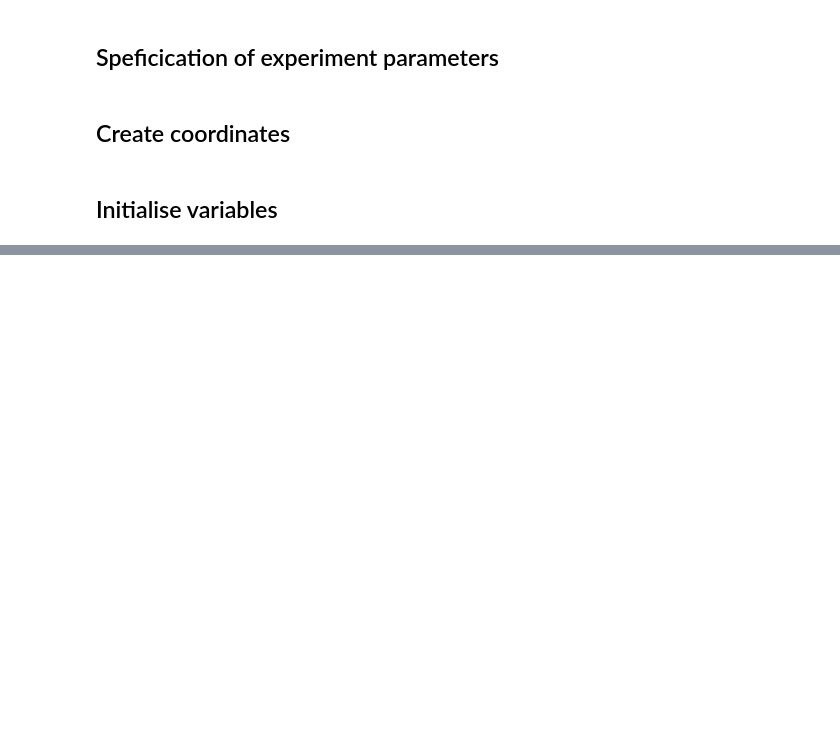
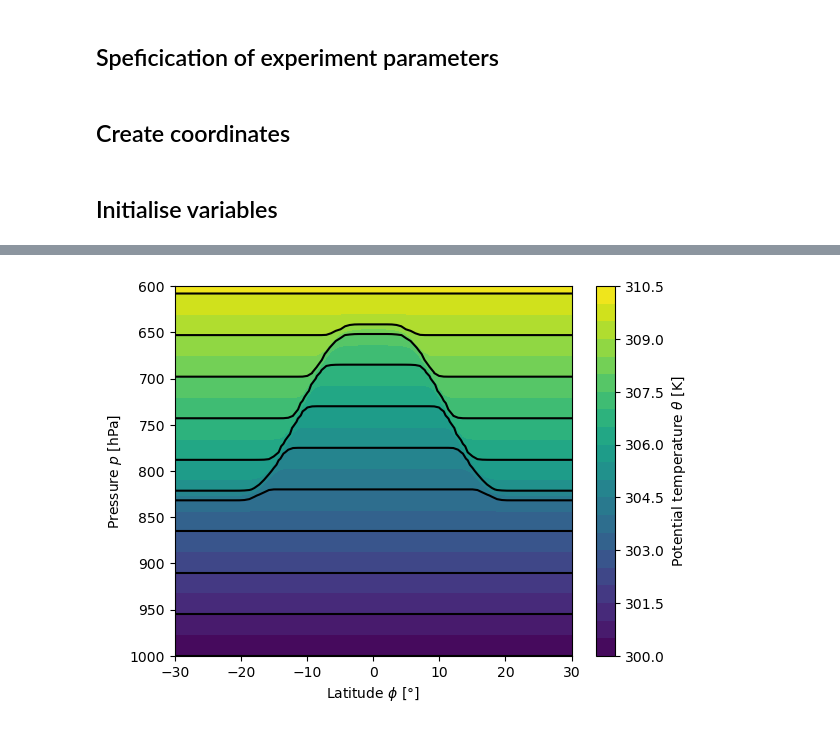
Before and after one commit to williameclee/TradeCumulusInversion, a Jupyter notebook: invtci.ipynb, the cells around one changed output, grey strips where cells are left out. Saved outputs shown, nothing was run; the diff lists cells and outputs as text; code cells hidden in the pictures; blank space fills up the shorter version.

```diff
--- a/invtci.ipynb
+++ b/invtci.ipynb
@@ -107,2 +59,18 @@ for k in range(kc+1):
+# %%
+## Horizontal grid
+sc = np.linspace(-1, 1, 2 * jc + 1)  # originally sc, uniform grid from -1 to 1
+dsc = sc[1] - sc[0]
+phi = np.rad2deg(np.arcsin(sc))
+
+scs = sc**2
+fac1 = eps * dsc * sc
+f1 = fac1 * (1 - scs)
+
+## Vertical grid
+z = np.linspace(0, 1, kc + 1)
+dz = z[1] - z[0]
+theta = np.linspace(thetab, thetat, kc + 1)
+tdz = 2 * dz
+fac2 = 2 * dsc * dz**2
 # %% [markdown]
 ## Initialise variables
@@ -199,0 +77,63 @@ IndexError: index 61 is out of bounds for axis 1 with size 61
+# %%
+# initialise potential temperature theta
+theta1 = np.zeros(2 * jc + 1)
+theta2 = np.zeros(2 * jc + 1)
+
+phi_N = (phi <= phin) & (phi > phic)
+phi_S = (phi >= phis) & (phi < phic)
+phi_C = phi == phic
+theta1[:] = theta10
+theta1[phi_N] = theta10 + dtheta * fexp((phin - phi[phi_N]) / (phin - phic))
+theta1[phi_S] = theta10 + dtheta * fexp((phi[phi_S] - phis) / (phic - phis))
+theta1[phi_C] = theta10 + dtheta
+theta2 = theta1 + thetac
+
+# initialise pressure, gamma and x (i.e., m) at even points
+pres = np.zeros((2 * jc + 1, kc + 1))
+
+theta2_grid, theta_grid = np.meshgrid(theta2, theta, indexing="ij")
+theta1_grid, theta_grid = np.meshgrid(theta1, theta, indexing="ij")
+theta_T = theta_grid >= theta2_grid
+theta_C = (theta_grid < theta2_grid) & (theta_grid >= theta1_grid)
+theta_B = theta_grid < theta1_grid
+
+pres[theta_B] = pb - sigma0 * (theta_grid[theta_B] - thetab)
+pres[theta_T] = pb - sigma0 * (theta_grid[theta_T] - thetab) + dp
+pres[theta_C] = (
+    pb
+    - sigma0 * (theta_grid[theta_C] - thetab)
+    + dp * fexp((theta_grid[theta_C] - theta1_grid[theta_C]) / thetac)
+)
+
+pres = pres / pb  # normalise pressure
+
+gamma = pres ** (kappa - 1)
+
+refp = np.mean(pres, axis=0)
+
+# Visualise pressure
+## interpolation
+press = np.linspace(1, 0.6, kc + 1)
+theta_grid = np.zeros((2 * jc + 1, kc + 1))
+for j in range(2 * jc + 1):
+    f_theta = sp.interpolate.interp1d(
+        pres[j, :], theta, bounds_error=False, fill_value=0
+    )
+    theta_grid[j, :] = f_theta(press)
+
+## plot
+fig, ax = plt.subplots()
+contourf_p = ax.contourf(
+    phi, press * pb / 100, theta_grid.T, levels=np.arange(300, 311, 0.5)
+)
+contour_p = ax.contour(
+    phi, press * pb / 100, theta_grid.T, levels=np.arange(300, 320, 1), colors="k"
+)
+ax.set_xlim(-30, 30)
+ax.set_ylim(1000, 600)
+ax.set_xlabel(r"Latitude $\phi$ [°]")
+ax.set_ylabel(r"Pressure $p$ [hPa]")
+fig.colorbar(contourf_p, label=r"Potential temperature $\theta$ [K]")
+fig.show()
+# %% [output]
+[figure, added]
```
Also changed, not shown: parts of 13 cells of this notebook, 2 other files.
